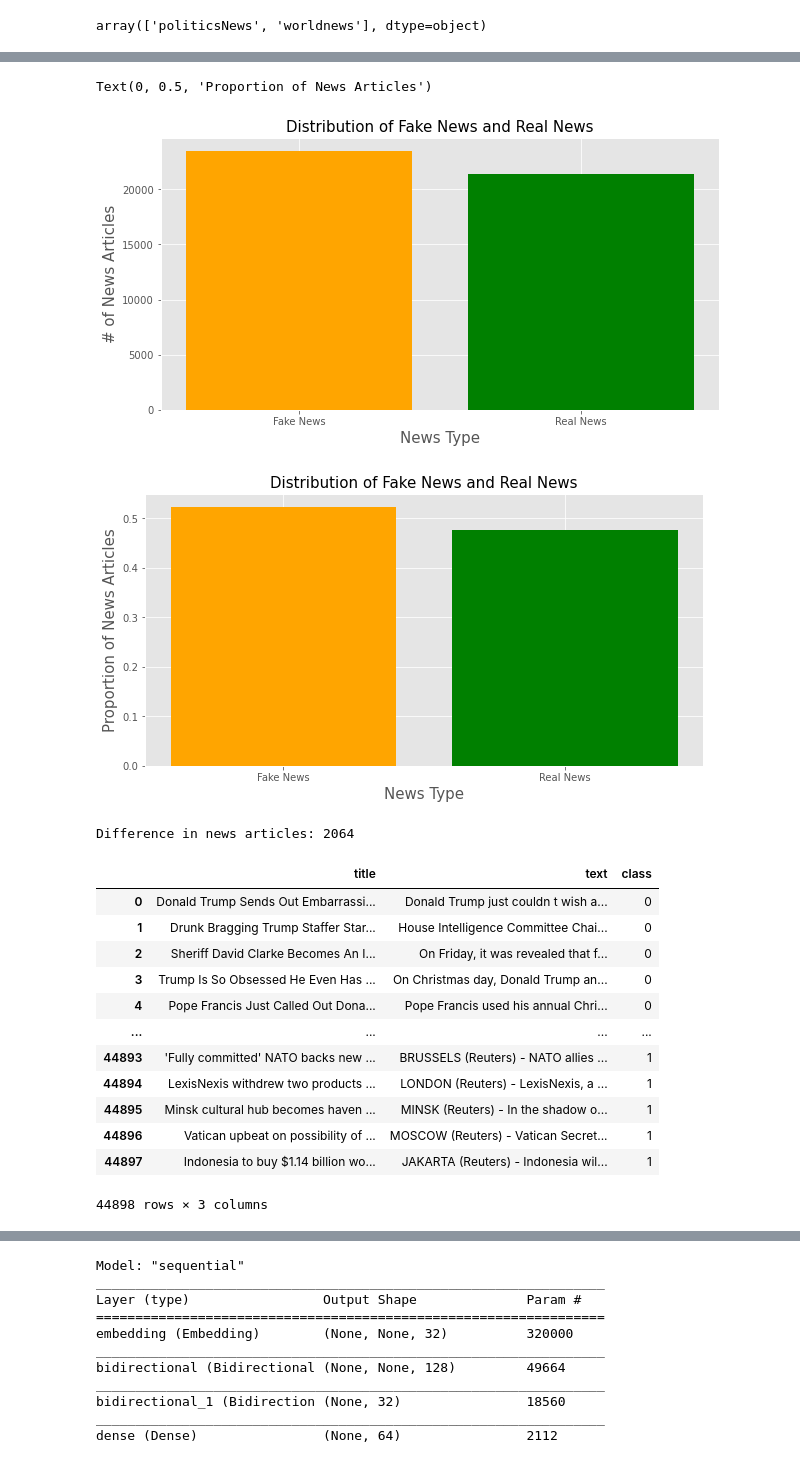
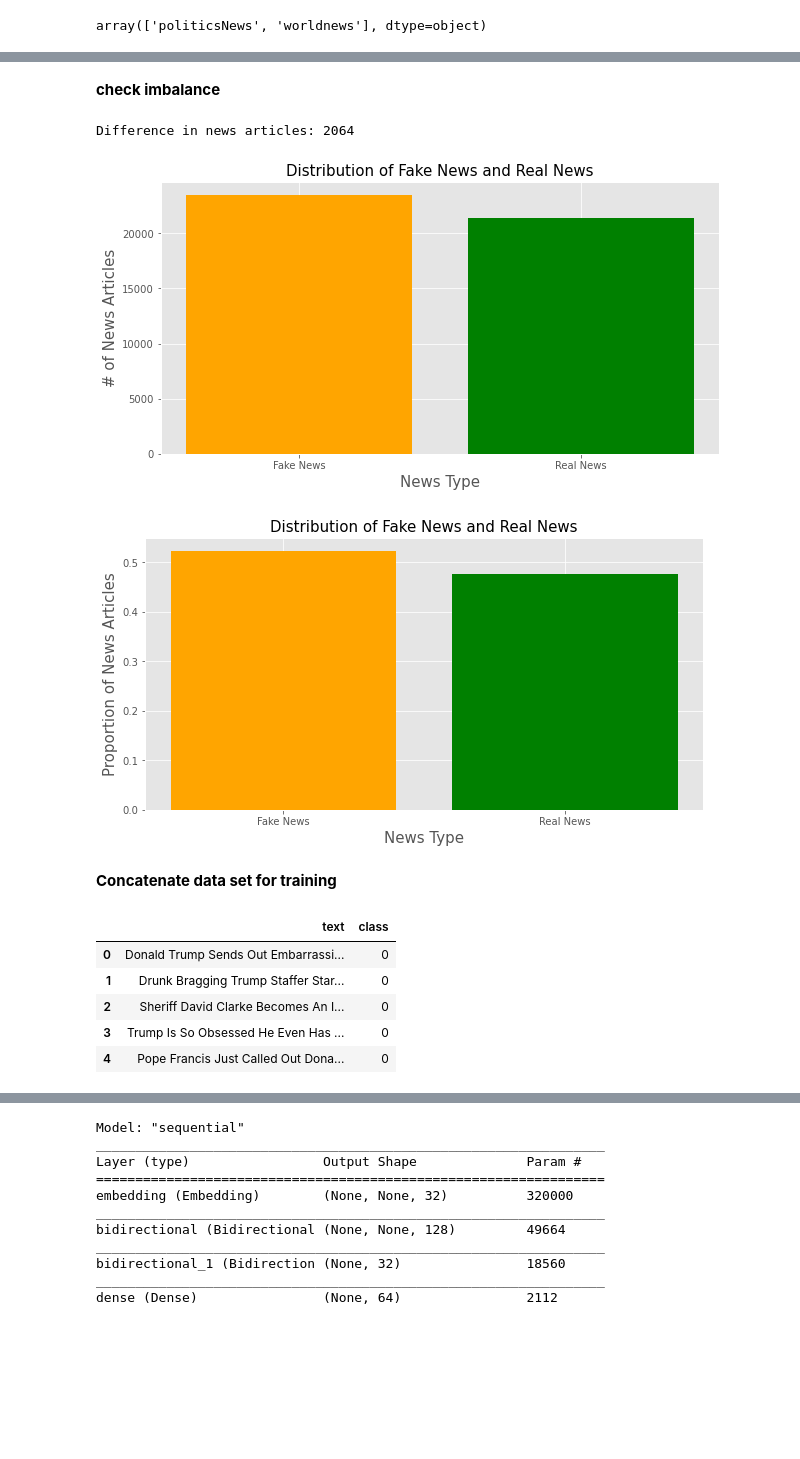
Before and after one commit to Zeid-Al-idani/FakeNewsProject, a Jupyter notebook: FakeNewsTextClassification.ipynb, the cells around one changed output, grey strips where cells are left out. Drawn from its saved outputs; the diff is of its cells as text; code cells hidden in the pictures; blank space fills up the shorter version.

Commit message:
data_visual/GRU/transformer added
(¦ꒉ[▓▓]

```diff
--- a/FakeNewsTextClassification.ipynb
+++ b/FakeNewsTextClassification.ipynb
@@ -45,6 +52,8 @@ real_df.drop(['date', 'subject'], axis=1, inplace=True)
 # %%
 fake_df['class'] = 0
 real_df['class'] = 1
+# %% [markdown]
+**check imbalance**
 # %%
 plt.figure(figsize=(10, 5))
 plt.bar('Fake News', len(fake_df), color='orange')
@@ -61,28 +70,23 @@ plt.bar('Real News', len(real_df) / total_len, color='green')
 plt.title('Distribution of Fake News and Real News', size=15)
 plt.xlabel('News Type', size=15)
 plt.ylabel('Proportion of News Articles', size=15)
+
+print('Difference in news articles:',len(fake_df)-len(real_df))
 # %% [output]
-Text(0, 0.5, 'Proportion of News Articles')
+Difference in news articles: 2064
 [figure]
 [figure]
-# %%
-print('Difference in news articles:',len(fake_df)-len(real_df))
-# %% [output]
-Difference in news articles: 2064
+# %% [markdown]
+**Concatenate data set for training**
 # %%
 news_df = pd.concat([fake_df, real_df], ignore_index=True, sort=False)
-news_df
+news_df['text'] = news_df['title'] + news_df['text']
+news_df.drop('title', axis=1, inplace=True)
+news_df.head()
 # %% [output]
-|  | title | text | class |
-| 0 | Donald Trump Sends Out Embarrassi... | Donald Trump just couldn t wish a... | 0 |
-| 1 | Drunk Bragging Trump Staffer Star... | House Intelligence Committee Chai... | 0 |
-| 2 | Sheriff David Clarke Becomes An I... | On Friday, it was revealed that f... | 0 |
-| 3 | Trump Is So Obsessed He Even Has ... | On Christmas day, Donald Trump an... | 0 |
-| 4 | Pope Francis Just Called Out Dona... | Pope Francis used his annual Chri... | 0 |
-| ... | ... | ... | ... |
-| 44893 | 'Fully committed' NATO backs new ... | BRUSSELS (Reuters) - NATO allies ... | 1 |
-| 44894 | LexisNexis withdrew two products ... | LONDON (Reuters) - LexisNexis, a ... | 1 |
-| 44895 | Minsk cultural hub becomes haven ... | MINSK (Reuters) - In the shadow o... | 1 |
-| 44896 | Vatican upbeat on possibility of ... | MOSCOW (Reuters) - Vatican Secret... | 1 |
-| 44897 | Indonesia to buy $1.14 billion wo... | JAKARTA (Reuters) - Indonesia wil... | 1 |
+|  | text | class |
+| 0 | Donald Trump Sends Out Embarrassi... | 0 |
+| 1 | Drunk Bragging Trump Staffer Star... | 0 |
+| 2 | Sheriff David Clarke Becomes An I... | 0 |
+| 3 | Trump Is So Obsessed He Even Has ... | 0 |
+| 4 | Pope Francis Just Called Out Dona... | 0 |
-44898 rows × 3 columns
```
Also changed, not shown: parts of 42 cells of this notebook, 2 other files.
